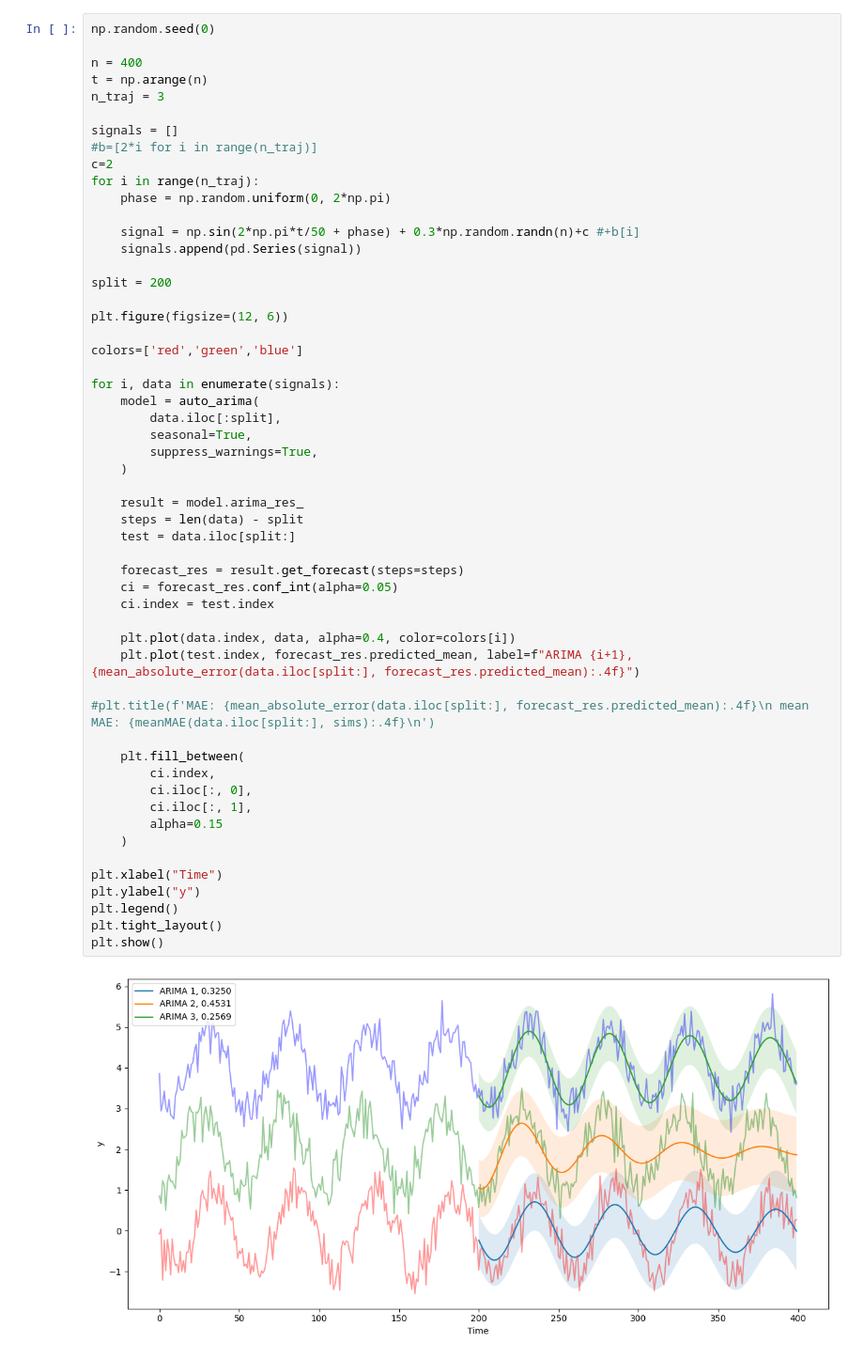
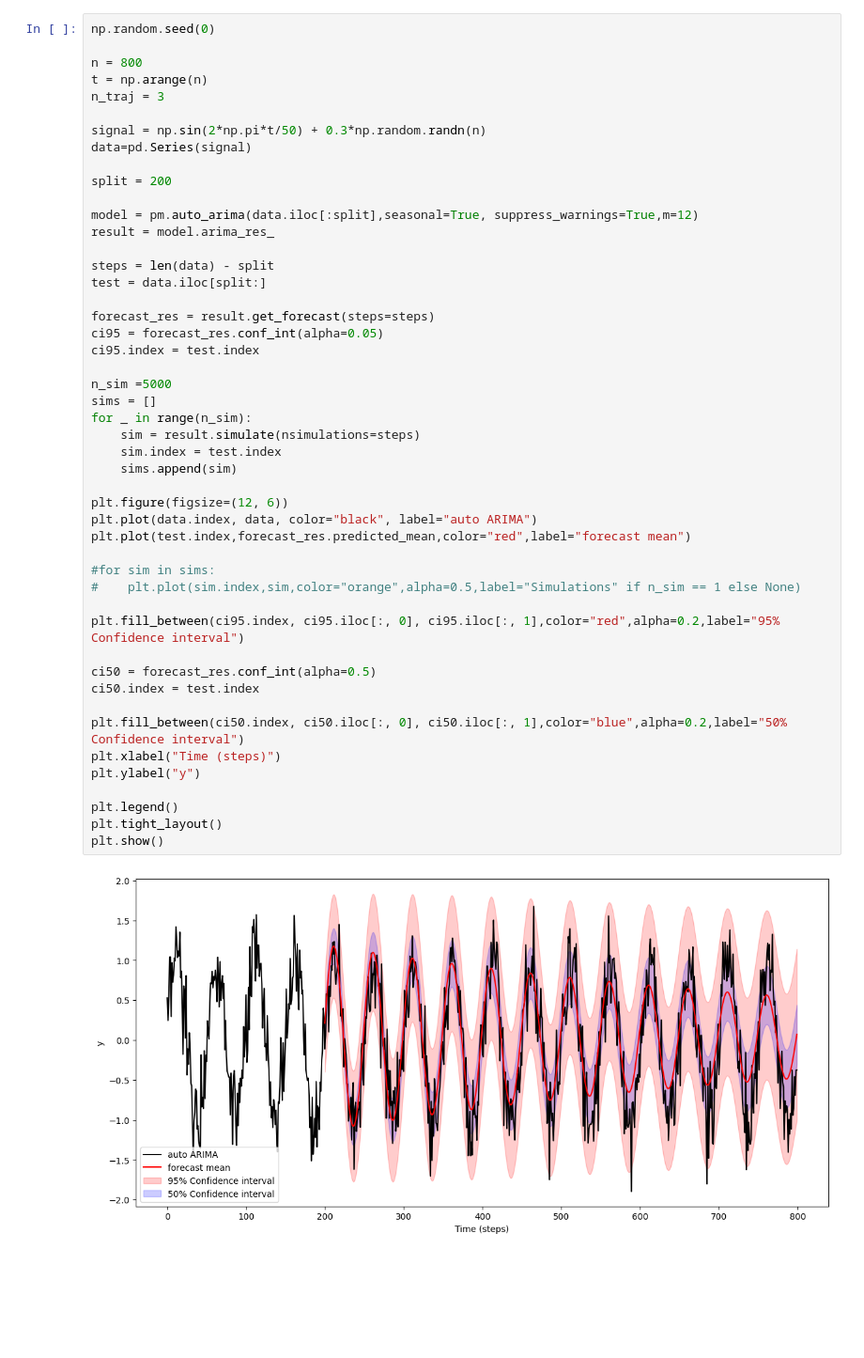
Before and after one commit to 12Mahmud99/ARIMA, a Jupyter notebook: auto_arima_1.ipynb, the cells around one changed output. Shown at 94% size. Drawn from its saved outputs; the diff is of its cells as text; blank space fills up the shorter version.

```diff
--- a/auto_arima_1.ipynb
+++ b/auto_arima_1.ipynb
@@ -9,56 +19,50 @@ from utils import meanMAE
 # %%
 np.random.seed(0)
 
-n = 400
+n = 800
 t = np.arange(n)
 n_traj = 3
 
-signals = []
-#b=[2*i for i in range(n_traj)]
-c=2
-for i in range(n_traj):
-    phase = np.random.uniform(0, 2*np.pi)
-
-    signal = np.sin(2*np.pi*t/50 + phase) + 0.3*np.random.randn(n)+c #+b[i]
-    signals.append(pd.Series(signal))
+signal = np.sin(2*np.pi*t/50) + 0.3*np.random.randn(n)
+data=pd.Series(signal)
 
 split = 200
 
+model = pm.auto_arima(data.iloc[:split],seasonal=True, suppress_warnings=True,m=12)
+result = model.arima_res_
+
+steps = len(data) - split
+test = data.iloc[split:]
+
+forecast_res = result.get_forecast(steps=steps)
+ci95 = forecast_res.conf_int(alpha=0.05)
+ci95.index = test.index
+
+n_sim =5000
+sims = []
+for _ in range(n_sim):
+    sim = result.simulate(nsimulations=steps)
+    sim.index = test.index
+    sims.append(sim)
+
 plt.figure(figsize=(12, 6))
+plt.plot(data.index, data, color="black", label="auto ARIMA")
+plt.plot(test.index,forecast_res.predicted_mean,color="red",label="forecast mean")
 
-colors=['red','green','blue']
+#for sim in sims:
+#    plt.plot(sim.index,sim,color="orange",alpha=0.5,label="Simulations" if n_sim == 1 else None)
 
-for i, data in enumerate(signals):
-    model = auto_arima(
-        data.iloc[:split],
-        seasonal=True,
-        suppress_warnings=True,
-    )
+plt.fill_between(ci95.index, ci95.iloc[:, 0], ci95.iloc[:, 1],color="red",alpha=0.2,label="95% Confidence interval")
 
-    result = model.arima_res_
-    steps = len(data) - split
-    test = data.iloc[split:]
+ci50 = forecast_res.conf_int(alpha=0.5)
+ci50.index = test.index
 
-    forecast_res = result.get_forecast(steps=steps)
-    ci = forecast_res.conf_int(alpha=0.05)
-    ci.index = test.index
+plt.fill_between(ci50.index, ci50.iloc[:, 0], ci50.iloc[:, 1],color="blue",alpha=0.2,label="50% Confidence interval")
+plt.xlabel("Time (steps)")
+plt.ylabel("y")
 
-    plt.plot(data.index, data, alpha=0.4, color=colors[i])
-    plt.plot(test.index, forecast_res.predicted_mean, label=f"ARIMA {i+1}, {mean_absolute_error(data.iloc[split:], forecast_res.predicted_mean):.4f}")
-
-#plt.title(f'MAE: {mean_absolute_error(data.iloc[split:], forecast_res.predicted_mean):.4f}\n mean MAE: {meanMAE(data.iloc[split:], sims):.4f}\n')
-
-    plt.fill_between(
-        ci.index,
-        ci.iloc[:, 0],
-        ci.iloc[:, 1],
-        alpha=0.15
-    )
-
-plt.xlabel("Time")
-plt.ylabel("y")
 plt.legend()
 plt.tight_layout()
 plt.show()
 # %% [output]
-[figure, old version]
+[figure, new version]
```
Also changed, not shown: parts of 4 cells of this notebook, 1 other file.
